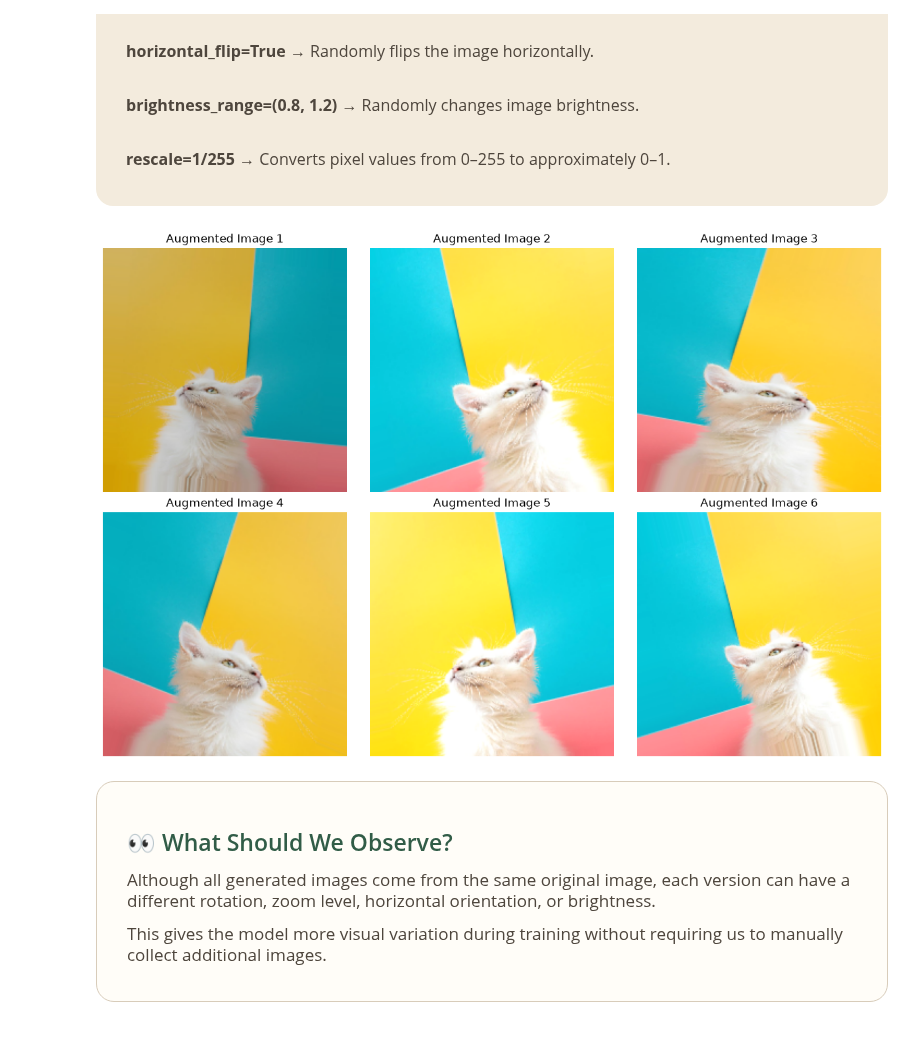
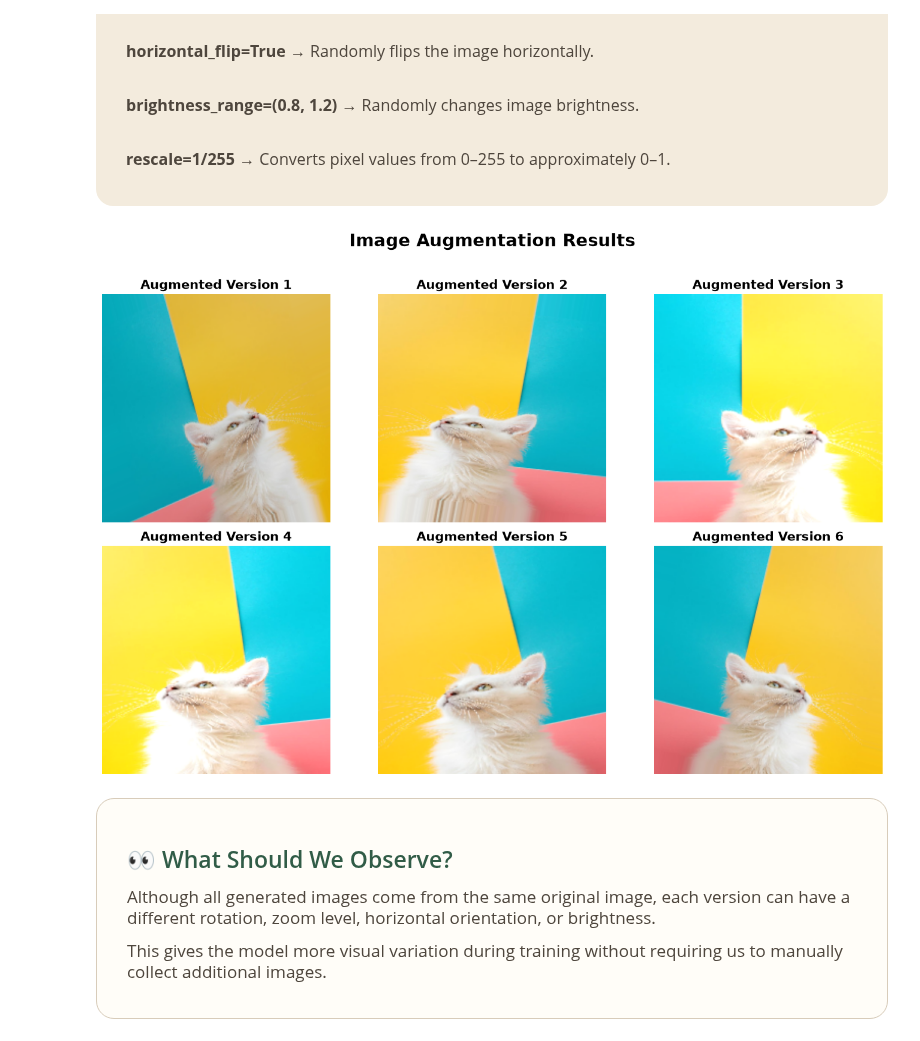
Before and after one commit to Shimaa-Habes/BinX-Training-AI-ML, a Jupyter notebook: BinX-Week8/Day3/opencv_preprocessing.ipynb, the cells around one changed output. Saved outputs shown, nothing was run; the diff lists cells and outputs as text; code cells hidden in the pictures.

```diff
--- a/BinX-Week8/Day3/opencv_preprocessing.ipynb
+++ b/BinX-Week8/Day3/opencv_preprocessing.ipynb
@@ -608,29 +632,31 @@ print("✅ Augmentation pipeline created successfully!")
 
 </div>
 # %%
-image_batch = np.expand_dims(image_rgb, axis=0)
-
-augmented_images = augmentation_generator.flow(
-    image_batch,
-    batch_size=1,
-    shuffle=False,
-    seed=42
-)
-
-plt.figure(figsize=(12, 8))
+plt.figure(figsize=(14, 9))
 
 for i in range(6):
     augmented_image = next(augmented_images)[0]
 
     plt.subplot(2, 3, i + 1)
     plt.imshow(augmented_image)
-    plt.title(f"Augmented Image {i + 1}")
+    plt.title(
+        f"Augmented Version {i + 1}",
+        fontsize=15,
+        fontweight="bold"
+    )
     plt.axis("off")
+
+plt.suptitle(
+    "Image Augmentation Results",
+    fontsize=21,
+    fontweight="bold",
+    y=1.02
+)
 
 plt.tight_layout()
 plt.show()
 # %% [output]
-[figure, old version]
+[figure, new version]
 # %% [markdown]
 <div style="
     padding:24px 30px;
```
Also changed, not shown: parts of 7 cells of this notebook, 4 other files.
